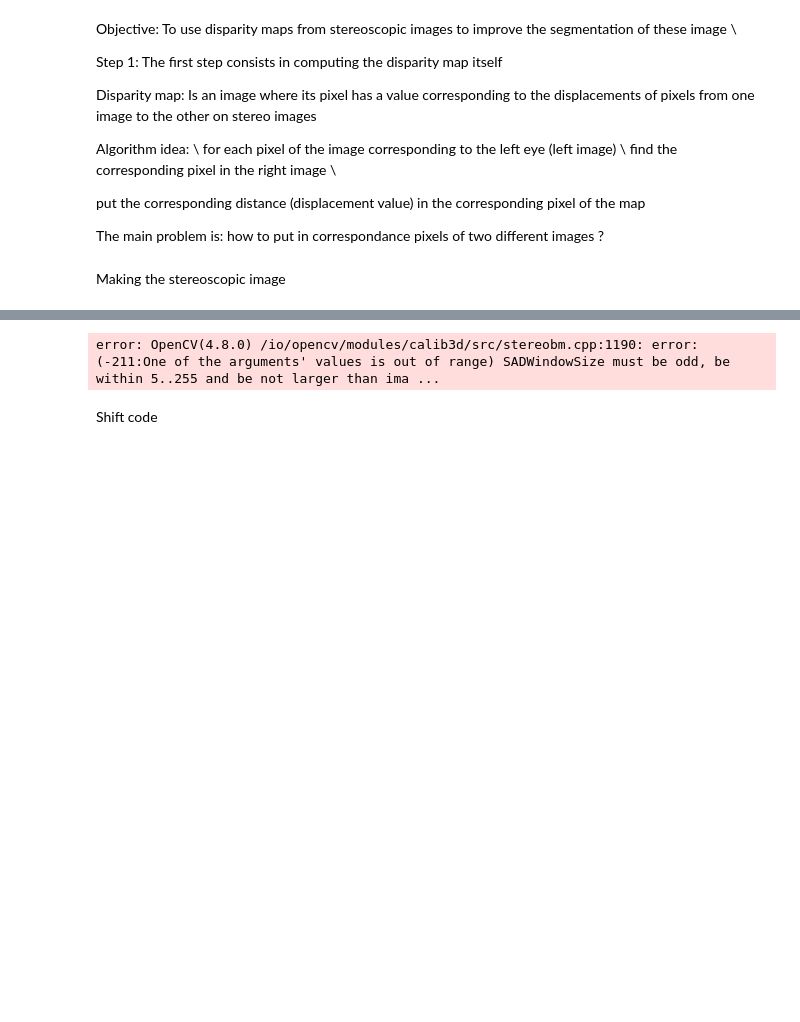
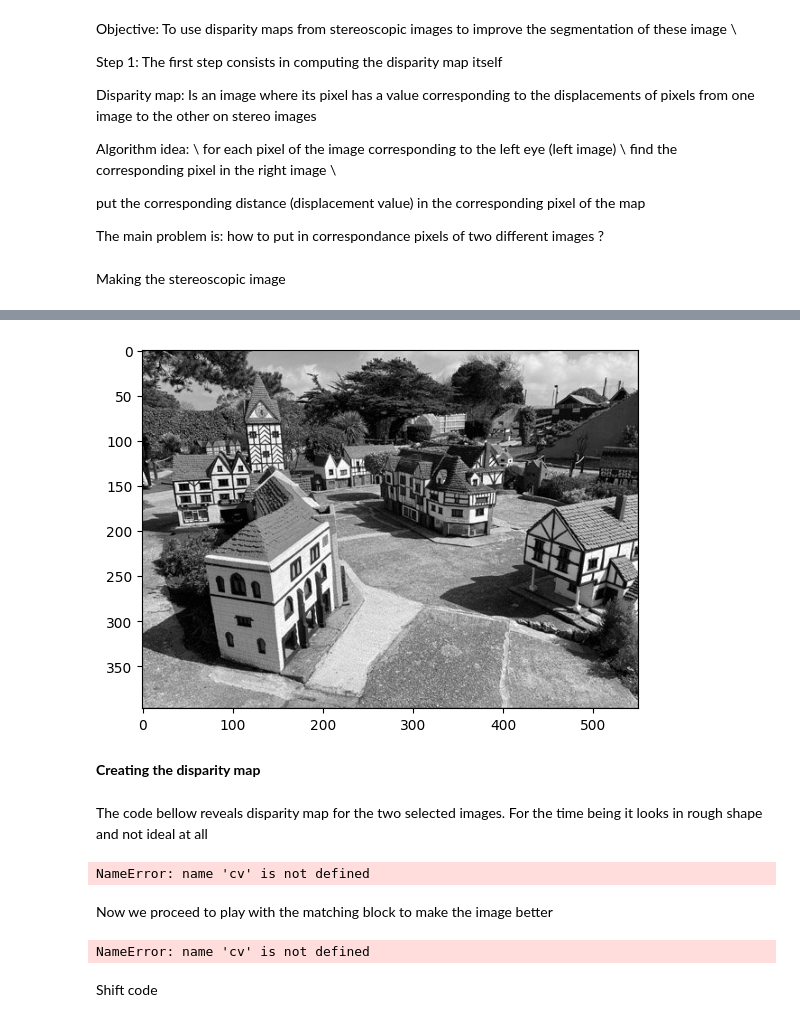
Before and after one commit to Arevalinchy/Image_Processing_Initiative, a Jupyter notebook: IIPP.ipynb, the cells around one changed output, grey strips where cells are left out. Drawn from its saved outputs; the diff is of its cells as text; code cells hidden in the pictures; blank space fills up the shorter version.

```diff
--- a/IIPP.ipynb
+++ b/IIPP.ipynb
@@ -30,13 +37,29 @@ plt.show()
+# %%
+#Plotting the right one
+plt.imshow(imgR,'gray')
+plt.show()
+# %% [output]
+[figure, added]
+# %% [markdown]
+**Creating the disparity map**
+# %% [markdown]
+The code bellow reveals disparity map for the two selected images. For the time being it looks in rough shape and not ideal at all
 # %%
-imgL = cv.imread('tsukuba_l.png', cv.IMREAD_GRAYSCALE)
-imgR = cv.imread('tsukuba_r.png', cv.IMREAD_GRAYSCALE)
-
 stereo = cv.StereoBM.create(numDisparities=16, blockSize=15)
 disparity = stereo.compute(imgL,imgR)
 plt.imshow(disparity,'gray')
 plt.show()
 # %% [output]
-error: OpenCV(4.8.0) /io/opencv/modules/calib3d/src/stereobm.cpp:1190: error: (-211:One of the arguments' values is out of range) SADWindowSize must be odd, be within 5..255 and be not larger than ima ...
+NameError: name 'cv' is not defined
+# %% [markdown]
+Now we proceed to play with the matching block to make the image better
+# %%
+stereo = cv.StereoBM.create(numDisparities=8, blockSize=7)
+disparity = stereo.compute(imgL,imgR)
+plt.imshow(disparity,'gray')
+plt.show()
+# %% [output]
+NameError: name 'cv' is not defined
 # %% [markdown]
 Shift code
 # %%
```
Also changed, not shown: parts of 5 cells of this notebook.
